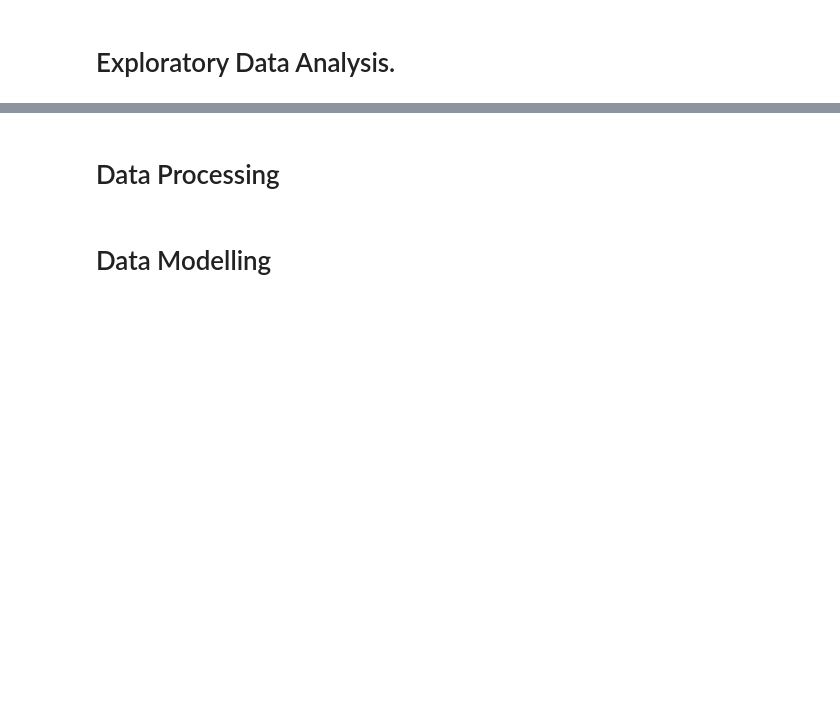
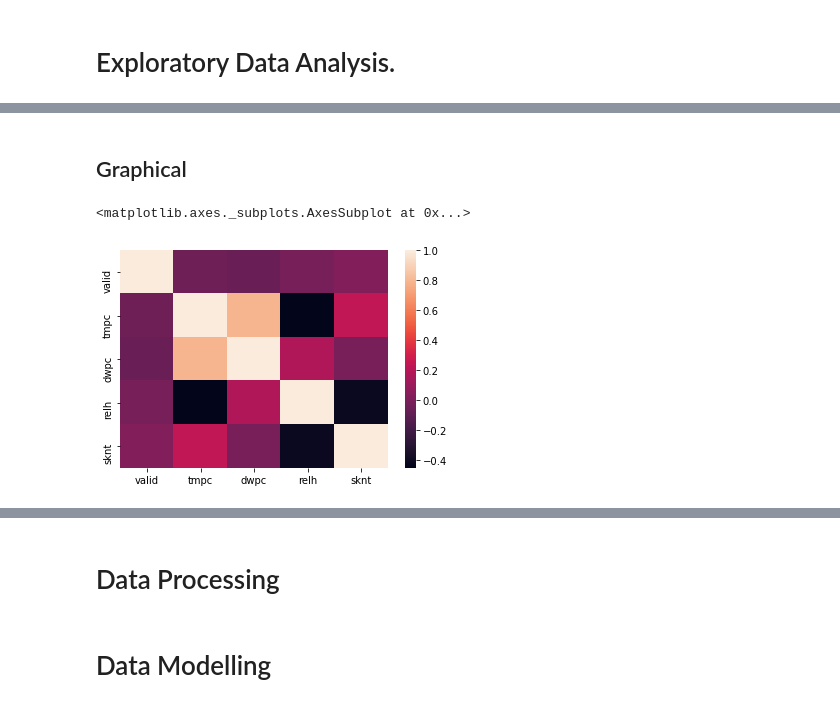
Before and after one commit to Benjamin-Mueggenburg/msa_2022_phase_2, a Jupyter notebook: weathermodel/submission.ipynb, the cells around one changed output, grey strips where cells are left out. Saved outputs shown, nothing was run; the diff lists cells and outputs as text; code cells hidden in the pictures; blank space fills up the shorter version.

```diff
--- a/weathermodel/submission.ipynb
+++ b/weathermodel/submission.ipynb
@@ -48,4 +13,5 @@ Successfully installed asttokens-2.0.5 backcall-0.2.0 debugpy-1.6.2 entrypoints-
 # Exploratory Data Analysis.
 # %%
 dataset = pd.read_csv("weather-data.csv")
+dataset["valid"] = pd.to_datetime(dataset["valid"])
 dataset.head() # Show the first five results.
@@ -51,0 +58,11 @@ dataset.head() # Show the first five results.
+# %% [markdown]
+## Graphical
+# %%
+# Correlation plot
+corr = dataset.corr()
+sns.heatmap(corr,
+            xticklabels=corr.columns.values,
+            yticklabels=corr.columns.values)
+# %% [output]
+<matplotlib.axes._subplots.AxesSubplot at 0x...>
+[figure, added]
```
Also changed, not shown: parts of 14 cells of this notebook.
